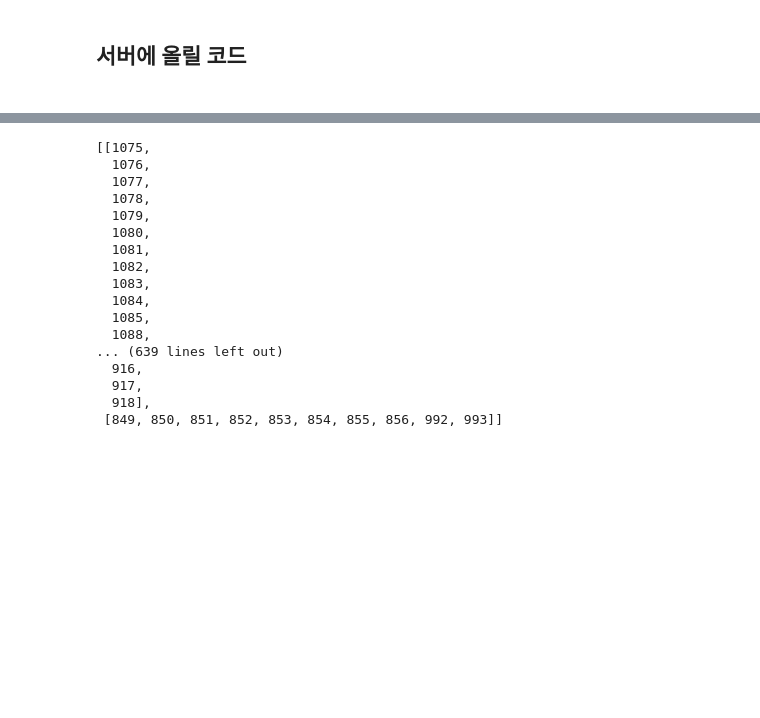
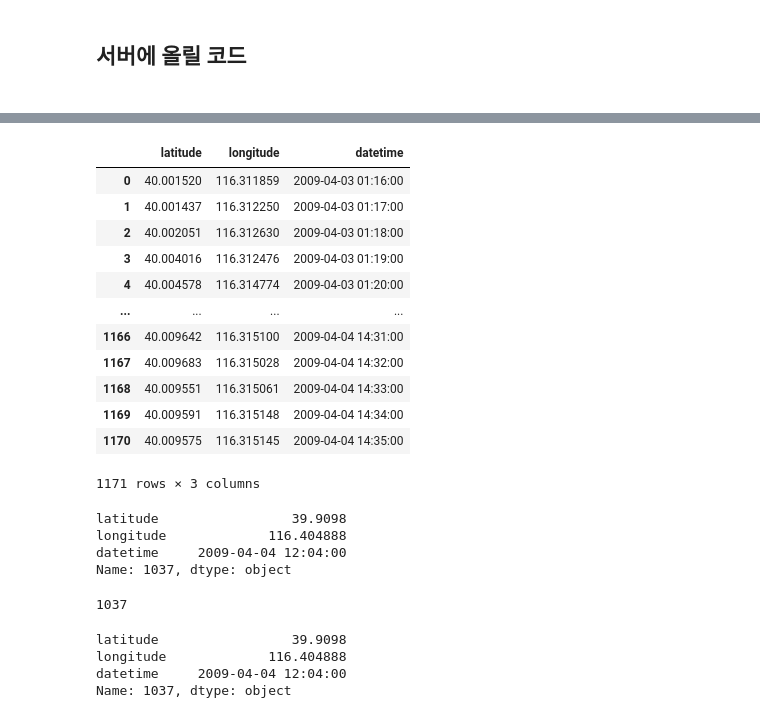
Before and after one commit to tukcomCD2024/YooDoRi, a Jupyter notebook: ai/LocationAnalyzer.ipynb, the cells around one changed output, grey strips where cells are left out. Cells and saved outputs as stored; diff of their text form; code cells hidden in the pictures; blank space fills up the shorter version.

```diff
--- a/ai/LocationAnalyzer.ipynb
+++ b/ai/LocationAnalyzer.ipynb
@@ -332,20 +335,34 @@ data_df
-# %%
-data_df.clusters.values.tolist()
-# %% [output]
-[[1075,
-  1076,
-  1077,
-  1078,
-  1079,
-  1080,
-  1081,
-  1082,
-  1083,
-  1084,
-  1085,
-  1088,
-... (639 lines left out)
-  916,
-  917,
-  918],
- [849, 850, 851, 852, 853, 854, 855, 856, 992, 993]]
+# %%
+df
+# %% [output]
+|  | latitude | longitude | datetime |
+| 0 | 40.001520 | 116.311859 | 2009-04-03 01:16:00 |
+| 1 | 40.001437 | 116.312250 | 2009-04-03 01:17:00 |
+| 2 | 40.002051 | 116.312630 | 2009-04-03 01:18:00 |
+| 3 | 40.004016 | 116.312476 | 2009-04-03 01:19:00 |
+| 4 | 40.004578 | 116.314774 | 2009-04-03 01:20:00 |
+| ... | ... | ... | ... |
+| 1166 | 40.009642 | 116.315100 | 2009-04-04 14:31:00 |
+| 1167 | 40.009683 | 116.315028 | 2009-04-04 14:32:00 |
+| 1168 | 40.009551 | 116.315061 | 2009-04-04 14:33:00 |
+| 1169 | 40.009591 | 116.315148 | 2009-04-04 14:34:00 |
+| 1170 | 40.009575 | 116.315145 | 2009-04-04 14:35:00 |
+1171 rows × 3 columns
+# %%
+df.iloc[1037]
+# %% [output]
+latitude                 39.9098
+longitude             116.404888
+datetime     2009-04-04 12:04:00
+Name: 1037, dtype: object
+# %%
+data_df.clusters.iloc[0][0]
+# %% [output]
+1037
+# %%
+df.iloc[data_df.clusters.iloc[0][0]]
+# %% [output]
+latitude                 39.9098
+longitude             116.404888
+datetime     2009-04-04 12:04:00
+Name: 1037, dtype: object
```
Also changed, not shown: parts of 9 cells of this notebook, 1 other file.
